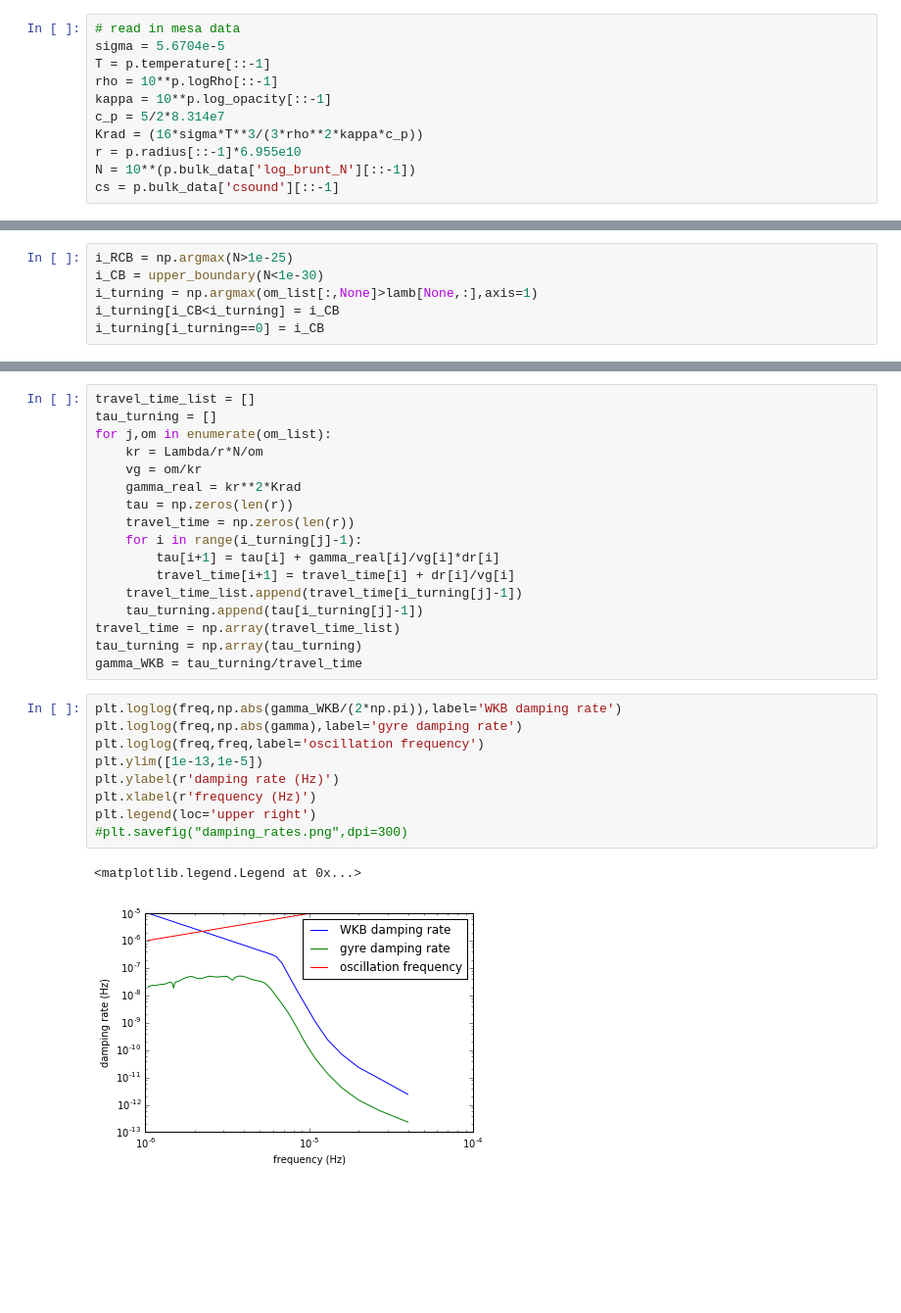
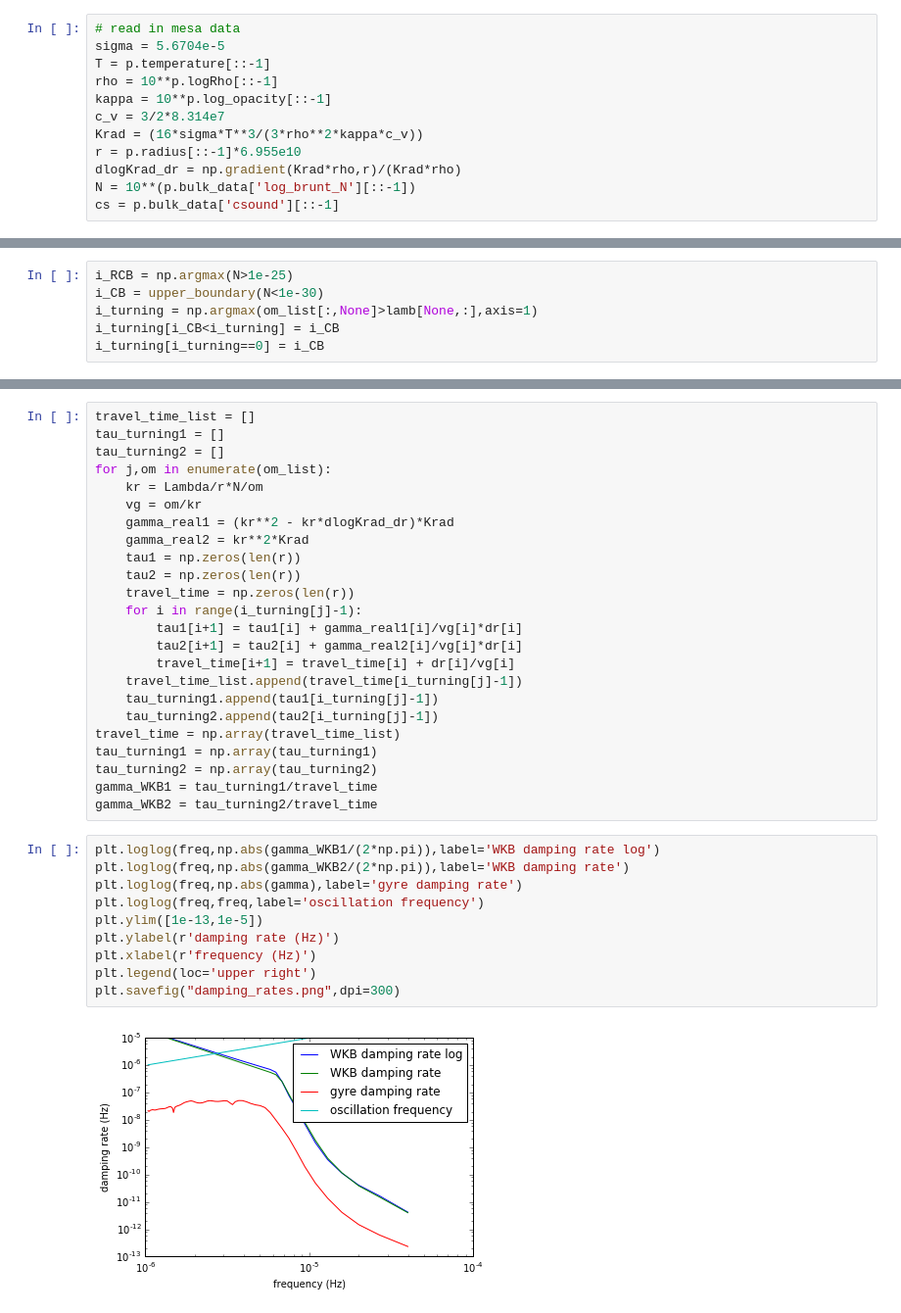
Before and after one commit to lecoanet/gyre_igw, a Jupyter notebook: wave_damping.ipynb, the cells around one changed output, grey strips where cells are left out. Shown at 98% size. Cells and saved outputs as stored; diff of their text form; blank space fills up the shorter version.

Commit message:
Added chi derivative term to damping calculation.

```diff
--- a/wave_damping.ipynb
+++ b/wave_damping.ipynb
@@ -50,9 +50,10 @@ sigma = 5.6704e-5
 T = p.temperature[::-1]
 rho = 10**p.logRho[::-1]
 kappa = 10**p.log_opacity[::-1]
-c_p = 5/2*8.314e7
-Krad = (16*sigma*T**3/(3*rho**2*kappa*c_p))
+c_v = 3/2*8.314e7
+Krad = (16*sigma*T**3/(3*rho**2*kappa*c_v))
 r = p.radius[::-1]*6.955e10
+dlogKrad_dr = np.gradient(Krad*rho,r)/(Krad*rho)
 N = 10**(p.bulk_data['log_brunt_N'][::-1])
 cs = p.bulk_data['csound'][::-1]
 # %%
@@ -73,29 +80,36 @@ i_turning[i_turning==0] = i_CB
 # %%
 travel_time_list = []
-tau_turning = []
+tau_turning1 = []
+tau_turning2 = []
 for j,om in enumerate(om_list):
     kr = Lambda/r*N/om
     vg = om/kr
-    gamma_real = kr**2*Krad
-    tau = np.zeros(len(r))
+    gamma_real1 = (kr**2 - kr*dlogKrad_dr)*Krad
+    gamma_real2 = kr**2*Krad
+    tau1 = np.zeros(len(r))
+    tau2 = np.zeros(len(r))
     travel_time = np.zeros(len(r))
     for i in range(i_turning[j]-1):
-        tau[i+1] = tau[i] + gamma_real[i]/vg[i]*dr[i]
+        tau1[i+1] = tau1[i] + gamma_real1[i]/vg[i]*dr[i]
+        tau2[i+1] = tau2[i] + gamma_real2[i]/vg[i]*dr[i]
         travel_time[i+1] = travel_time[i] + dr[i]/vg[i]
     travel_time_list.append(travel_time[i_turning[j]-1])
-    tau_turning.append(tau[i_turning[j]-1])
+    tau_turning1.append(tau1[i_turning[j]-1])
+    tau_turning2.append(tau2[i_turning[j]-1])
 travel_time = np.array(travel_time_list)
-tau_turning = np.array(tau_turning)
-gamma_WKB = tau_turning/travel_time
+tau_turning1 = np.array(tau_turning1)
+tau_turning2 = np.array(tau_turning2)
+gamma_WKB1 = tau_turning1/travel_time
+gamma_WKB2 = tau_turning2/travel_time
 # %%
-plt.loglog(freq,np.abs(gamma_WKB/(2*np.pi)),label='WKB damping rate')
+plt.loglog(freq,np.abs(gamma_WKB1/(2*np.pi)),label='WKB damping rate log')
+plt.loglog(freq,np.abs(gamma_WKB2/(2*np.pi)),label='WKB damping rate')
 plt.loglog(freq,np.abs(gamma),label='gyre damping rate')
 plt.loglog(freq,freq,label='oscillation frequency')
 plt.ylim([1e-13,1e-5])
 plt.ylabel(r'damping rate (Hz)')
 plt.xlabel(r'frequency (Hz)')
 plt.legend(loc='upper right')
-#plt.savefig("damping_rates.png",dpi=300)
+plt.savefig("damping_rates.png",dpi=300)
 # %% [output]
-<matplotlib.legend.Legend at 0x...>
-[figure, old version]
+[figure, new version]
```
Also changed, not shown: parts of 1 cell of this notebook.
